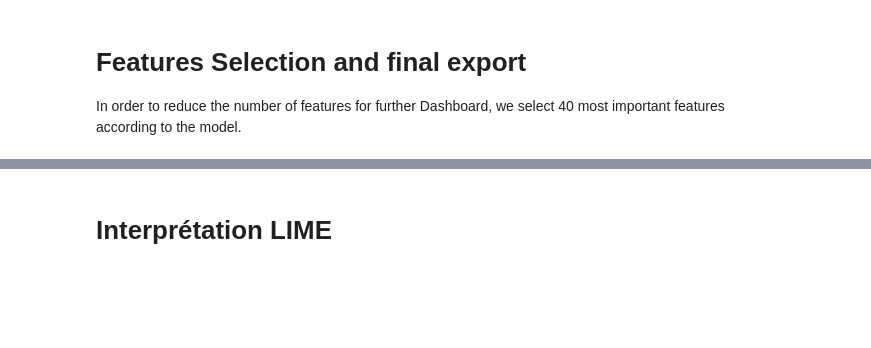
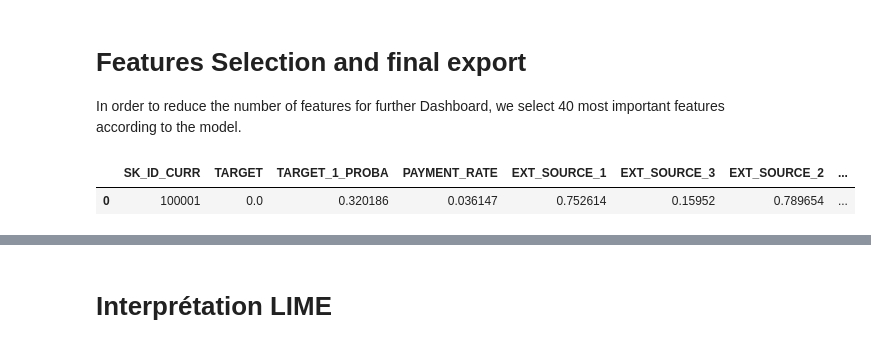
Before and after one commit to loulr/Projet-7-credit-score-application, a Jupyter notebook: P07_modelisation.ipynb, the cells around one changed output, grey strips where cells are left out. Saved outputs shown, nothing was run; the diff lists cells and outputs as text; code cells hidden in the pictures; blank space fills up the shorter version.

```diff
--- a/P07_modelisation.ipynb
+++ b/P07_modelisation.ipynb
@@ -1357,4 +1374,9 @@ data_final = pd.DataFrame(imp.fit_transform(data_final), columns = data_final.co
 data_final.sort_values(by='SK_ID_CURR').head(5000).to_csv('data/outputs/data_final.csv', index=False)
+# %%
+data_final[data_final['SK_ID_CURR'] == 100001]
+# %% [output]
+|  | SK_ID_CURR | TARGET | TARGET_1_PROBA | PAYMENT_RATE | EXT_SOURCE_1 | EXT_SOURCE_3 | EXT_SOURCE_2 | ... |
+| 0 | 100001 | 0.0 | 0.320186 | 0.036147 | 0.752614 | 0.15952 | 0.789654 | ... |
 # %%
 with timer("Run LightGBM"):
     feat_importance, model, most_important_features = lightgbm(
```
Also changed, not shown: parts of 16 cells of this notebook, 4 other files.
